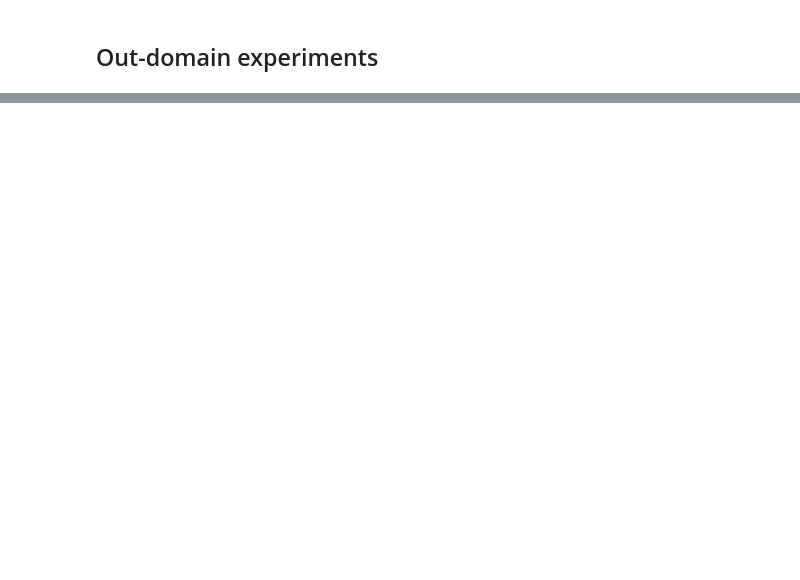
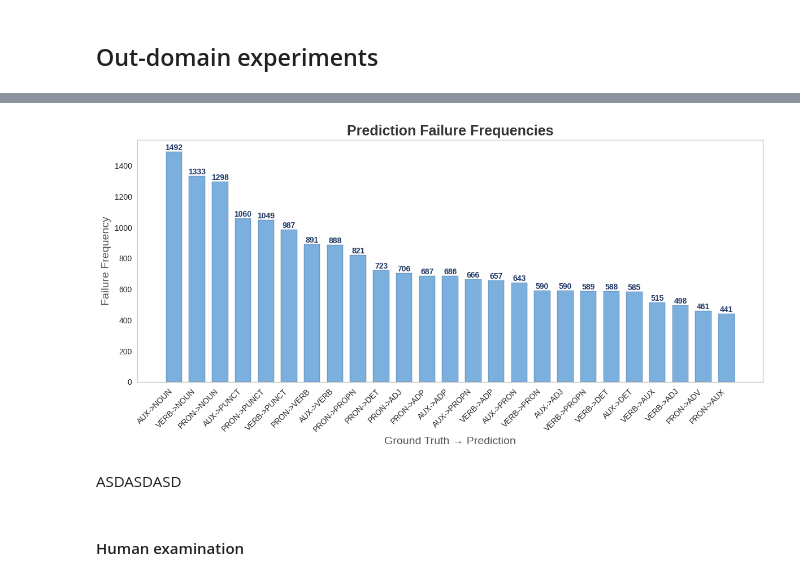
Before and after one commit to AndreaJaunarena-ehu/HMM_Andrea, a Jupyter notebook: analysis.ipynb, the cells around one changed output, grey strips where cells are left out. Saved outputs shown, nothing was run; the diff lists cells and outputs as text; code cells hidden in the pictures; blank space fills up the shorter version.

```diff
--- a/analysis.ipynb
+++ b/analysis.ipynb
@@ -97,0 +317,8 @@ results2 = model.test(test_file2)
+# %%
+most_repeated_tuples2 = create_histogram(preds_tag2, gold_tag2)
+# %% [output]
+[figure, added]
+# %% [markdown]
+ASDASDASD
+# %% [markdown]
+#### Human examination
```
Also changed, not shown: parts of 49 cells of this notebook.
